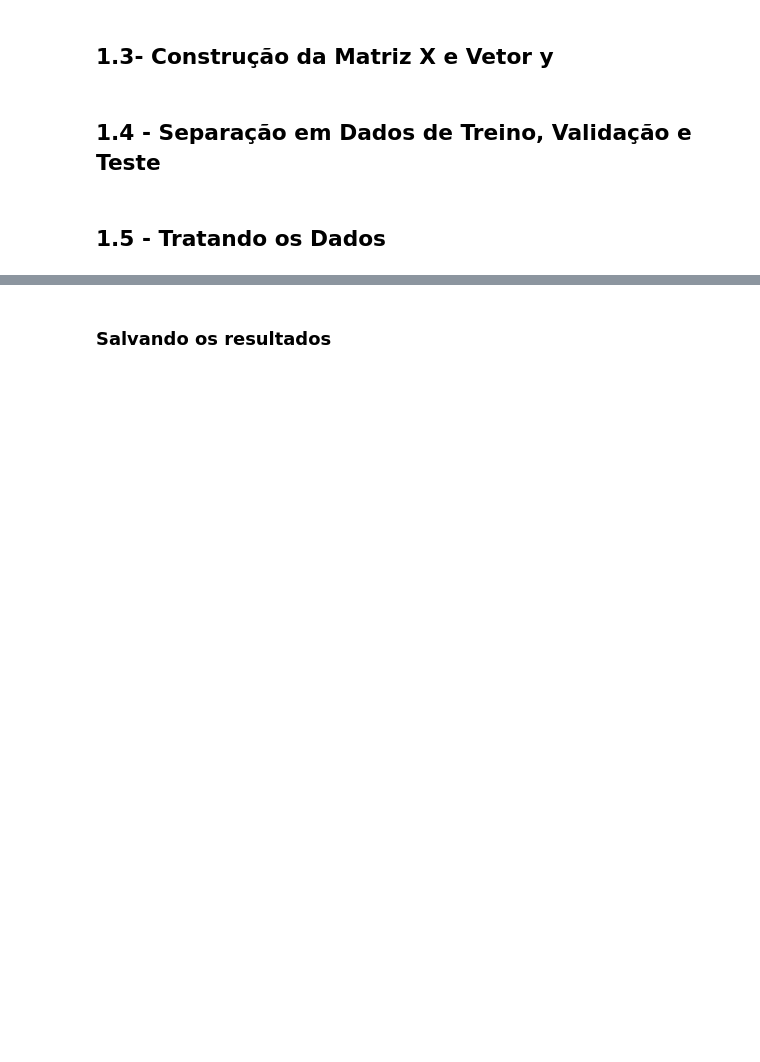
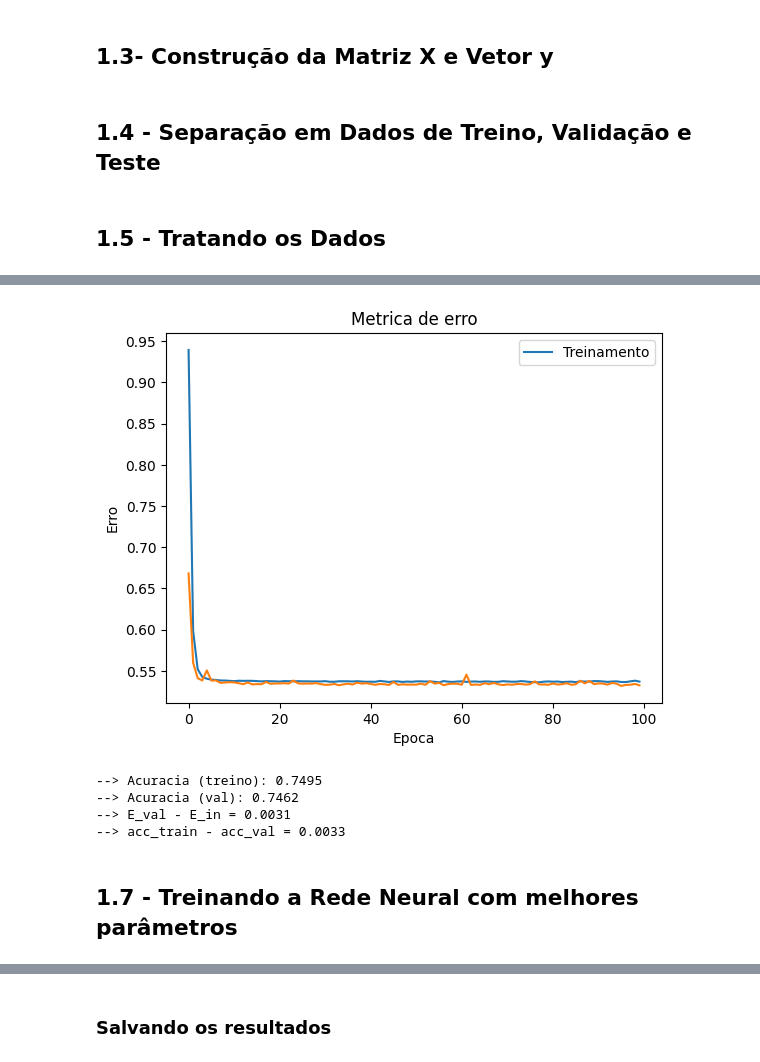
Before and after one commit to micaeltoscano/ENEM-Classificacao-Desempenho-Absentismo, a Jupyter notebook: Notebooks Redes Neurais/RN_Presenca_FatoresSocioeconomicos.ipynb, the cells around one changed output, grey strips where cells are left out. Saved outputs shown, nothing was run; the diff lists cells and outputs as text; code cells hidden in the pictures; blank space fills up the shorter version.

Commit message:
Redes neurais 500k de amostras - todos os anos

```diff
--- a/Notebooks Redes Neurais/RN_Presenca_FatoresSocioeconomicos.ipynb
+++ b/Notebooks Redes Neurais/RN_Presenca_FatoresSocioeconomicos.ipynb
@@ -73,0 +153,20 @@ Número máximo de neurônios: 19
+# %%
+BATCH_SIZE = 64
+
+model = Sequential()
+
+model.add(Input(shape=(X_train.shape[1],)))
+
+model.add(Dense(256, kernel_initializer='he_normal', activation='relu',
+          kernel_regularizer=l2(0.001)))
+model.add(Dropout(0.5))
+
+model.add(Dense(256, kernel_initializer='he_normal', activation='relu',
+          kernel_regularizer=l2(0.001)))
+model.add(Dropout(0.5))
+
+model.add(Dense(1, kernel_initializer='he_normal', activation='sigmoid'))
+
+model.compile(loss='binary_crossentropy', optimizer='adam', metrics=['accuracy'])
+
+print(model.summary())
@@ -73,0 +192,8 @@ Número máximo de neurônios: 19
+# %%
+history = model.fit(
+    X_train,
+    y_train,
+    epochs=100,
+    batch_size=BATCH_SIZE,
+    validation_data=(X_val, y_val)
+)
@@ -74,2 +218,27 @@ Número máximo de neurônios: 19
+# %%
+plt.plot(history.history['loss'])
+plt.plot(history.history['val_loss'])
+plt.title('Metrica de erro')
+plt.ylabel('Erro')
+plt.xlabel('Epoca')
+plt.legend(['Treinamento'])
+plt.show()
+
+E_in, acc_train = model.evaluate(X_train, y_train, batch_size=BATCH_SIZE, verbose=0)
+
+E_val, acc_val = model.evaluate(X_val, y_val, batch_size=BATCH_SIZE, verbose=0)
+
+print(f'\n--> Acuracia (treino): {acc_train:.4f}')
+print(f'--> Acuracia (val): {acc_val:.4f}')
+print(f"--> E_val - E_in = {E_val - E_in:.4f}")
+print(f"--> acc_train - acc_val = {acc_train - acc_val:.4f}")
+# %% [output]
+[figure, added]
+--> Acuracia (treino): 0.7495
+--> Acuracia (val): 0.7462
+--> E_val - E_in = 0.0031
+--> acc_train - acc_val = 0.0033
+# %% [markdown]
+## 1.7 - Treinando a Rede Neural com melhores parâmetros
 # %%
 param_grid = {
```
Also changed, not shown: parts of 16 cells of this notebook, 4 other files.
